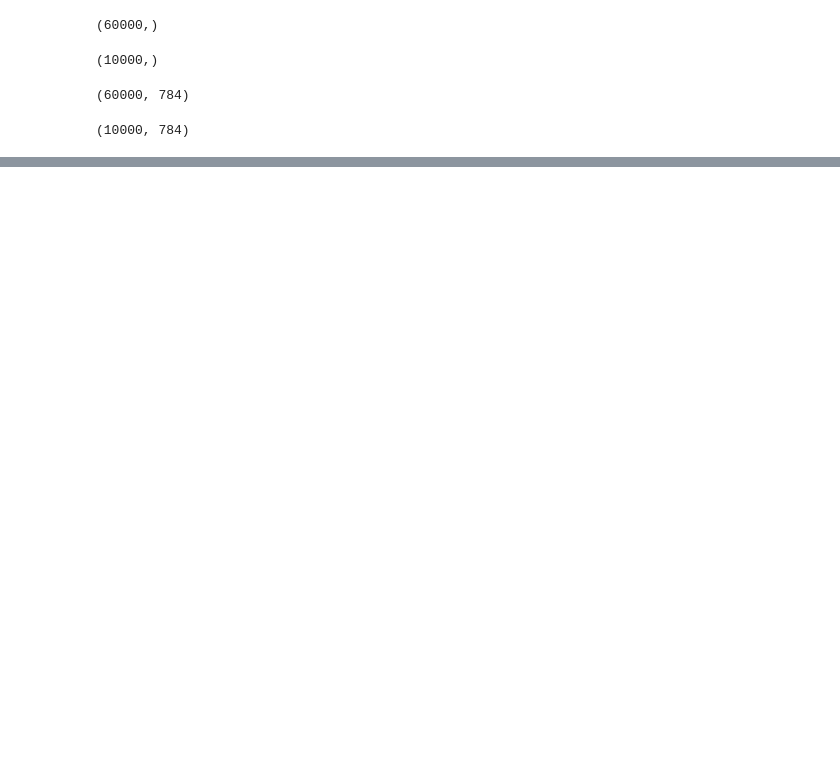
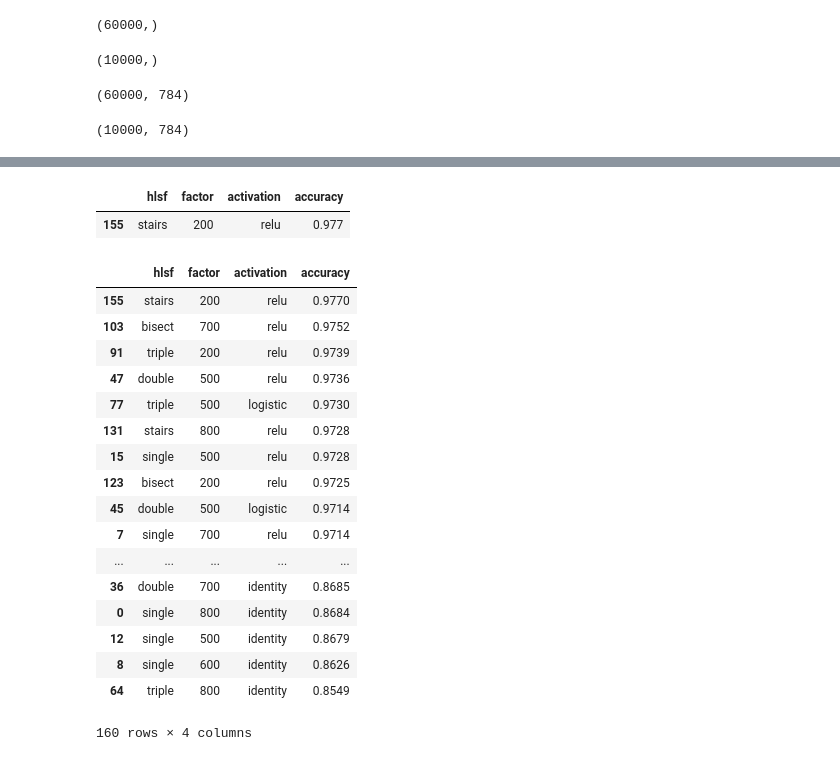
Before and after one commit to RomanValov/data-science-demo, a Jupyter notebook: ml-nene.ipynb, the cells around one changed output, grey strips where cells are left out. Saved outputs shown, nothing was run; the diff lists cells and outputs as text; code cells hidden in the pictures; blank space fills up the shorter version.

```diff
--- a/ml-nene.ipynb
+++ b/ml-nene.ipynb
@@ -158,6 +186,6 @@ accuracies_per_hlsf
 # %%
 accuracies_list = [
-    (hlsf, factors[factor], activations[activation], accuracies_per_hlsf[hlsf][0][activation])
+    (hlsf, factors[factor], activations[activation], accuracies_per_hlsf[hlsf][factor][activation])
     for hlsf in hlss
     for factor in range(len(factors))
     for activation in range(len(activations))
@@ -169,4 +216,28 @@ accuracies
 # %%
 accuracies.iloc[[accuracies['accuracy'].idxmax()]]
+# %% [output]
+|  | hlsf | factor | activation | accuracy |
+| 155 | stairs | 200 | relu | 0.977 |
 # %%
 accuracies.to_csv('accuracies.csv')
+# %%
+accuracies.sort_values('accuracy', ascending=False)
+# %% [output]
+|  | hlsf | factor | activation | accuracy |
+| 155 | stairs | 200 | relu | 0.9770 |
+| 103 | bisect | 700 | relu | 0.9752 |
+| 91 | triple | 200 | relu | 0.9739 |
+| 47 | double | 500 | relu | 0.9736 |
+| 77 | triple | 500 | logistic | 0.9730 |
+| 131 | stairs | 800 | relu | 0.9728 |
+| 15 | single | 500 | relu | 0.9728 |
+| 123 | bisect | 200 | relu | 0.9725 |
+| 45 | double | 500 | logistic | 0.9714 |
+| 7 | single | 700 | relu | 0.9714 |
+| ... | ... | ... | ... | ... |
+| 36 | double | 700 | identity | 0.8685 |
+| 0 | single | 800 | identity | 0.8684 |
+| 12 | single | 500 | identity | 0.8679 |
+| 8 | single | 600 | identity | 0.8626 |
+| 64 | triple | 800 | identity | 0.8549 |
+160 rows × 4 columns
```
Also changed, not shown: parts of 4 cells of this notebook.
